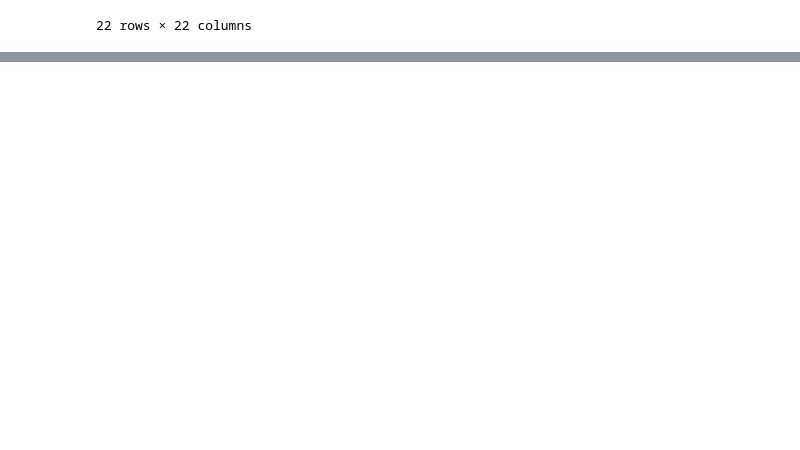
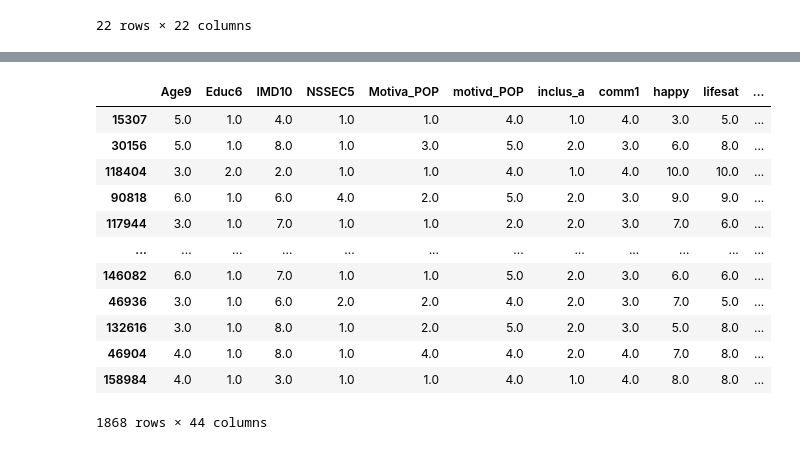
Before and after one commit to ferguswatson39/london_sport2, a Jupyter notebook: notebooks/perturbation/perturb_test.ipynb, the cells around one changed output, grey strips where cells are left out. Cells and saved outputs as stored; diff of their text form; code cells hidden in the pictures; blank space fills up the shorter version.

```diff
--- a/notebooks/perturbation/perturb_test.ipynb
+++ b/notebooks/perturbation/perturb_test.ipynb
@@ -207,3 +209,15 @@ x
 | labels_6d | NaN | NaN | NaN | 0.866109 | NaN | NaN | NaN | NaN | NaN | NaN | ... |
 | labels_10d | NaN | NaN | NaN | 0.868682 | NaN | NaN | NaN | NaN | NaN | NaN | ... |
 22 rows × 22 columns
+# %%
+drop_cols = ['LOG_MEMS7_ALL', 'MEMS7_ALL','labels_2d', 'labels_6d', 'labels_10d', 'active']
+discrete_vars = ['Eth7', 'Gend3', 'HHLiv12','WorkStat10']
+# Need to drop first to prevent dummy variable trap
+encoder = OneHotEncoder(drop='first', handle_unknown = 'ignore', sparse_output = False).set_output(transform = 'pandas')
+encoded = encoder.fit_transform(df[discrete_vars])
+df_encoded = pd.concat([df, encoded], axis = 1).drop(columns = discrete_vars)
+labels = df_encoded['labels_2d']
+keep_vars = [var for var in df_encoded.columns if var not in drop_cols]
+Y = df_encoded['active']
+X = df_encoded[keep_vars]
+X_train, X_test, Y_train, Y_test = train_test_split(X, Y, test_size=0.4, random_state = 42, stratify = labels)
@@ -209,0 +240,16 @@ x
+# %%
+X_test
+# %% [output]
+|  | Age9 | Educ6 | IMD10 | NSSEC5 | Motiva_POP | motivd_POP | inclus_a | comm1 | happy | lifesat | ... |
+| 15307 | 5.0 | 1.0 | 4.0 | 1.0 | 1.0 | 4.0 | 1.0 | 4.0 | 3.0 | 5.0 | ... |
+| 30156 | 5.0 | 1.0 | 8.0 | 1.0 | 3.0 | 5.0 | 2.0 | 3.0 | 6.0 | 8.0 | ... |
+| 118404 | 3.0 | 2.0 | 2.0 | 1.0 | 1.0 | 4.0 | 1.0 | 4.0 | 10.0 | 10.0 | ... |
+| 90818 | 6.0 | 1.0 | 6.0 | 4.0 | 2.0 | 5.0 | 2.0 | 3.0 | 9.0 | 9.0 | ... |
+| 117944 | 3.0 | 1.0 | 7.0 | 1.0 | 1.0 | 2.0 | 2.0 | 3.0 | 7.0 | 6.0 | ... |
+| ... | ... | ... | ... | ... | ... | ... | ... | ... | ... | ... | ... |
+| 146082 | 6.0 | 1.0 | 7.0 | 1.0 | 1.0 | 5.0 | 2.0 | 3.0 | 6.0 | 6.0 | ... |
+| 46936 | 3.0 | 1.0 | 6.0 | 2.0 | 2.0 | 4.0 | 2.0 | 3.0 | 7.0 | 5.0 | ... |
+| 132616 | 3.0 | 1.0 | 8.0 | 1.0 | 2.0 | 5.0 | 2.0 | 3.0 | 5.0 | 8.0 | ... |
+| 46904 | 4.0 | 1.0 | 8.0 | 1.0 | 4.0 | 4.0 | 2.0 | 4.0 | 7.0 | 8.0 | ... |
+| 158984 | 4.0 | 1.0 | 3.0 | 1.0 | 1.0 | 4.0 | 1.0 | 4.0 | 8.0 | 8.0 | ... |
+1868 rows × 44 columns
```
Also changed, not shown: parts of 11 cells of this notebook, 6 other files.
